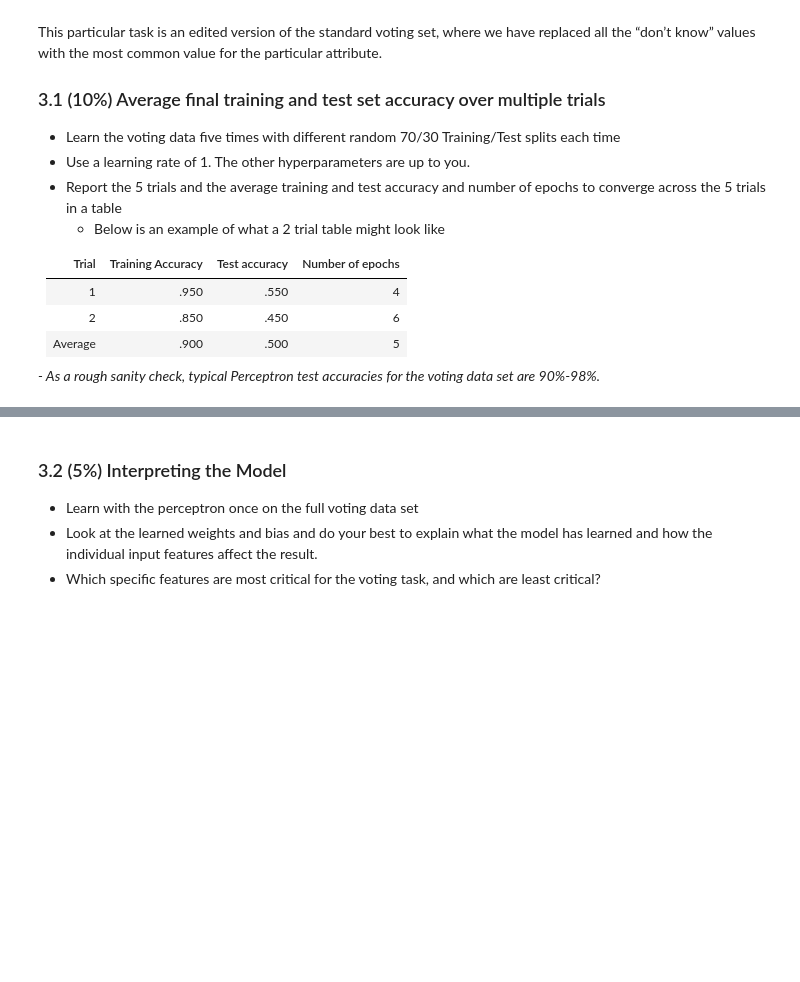
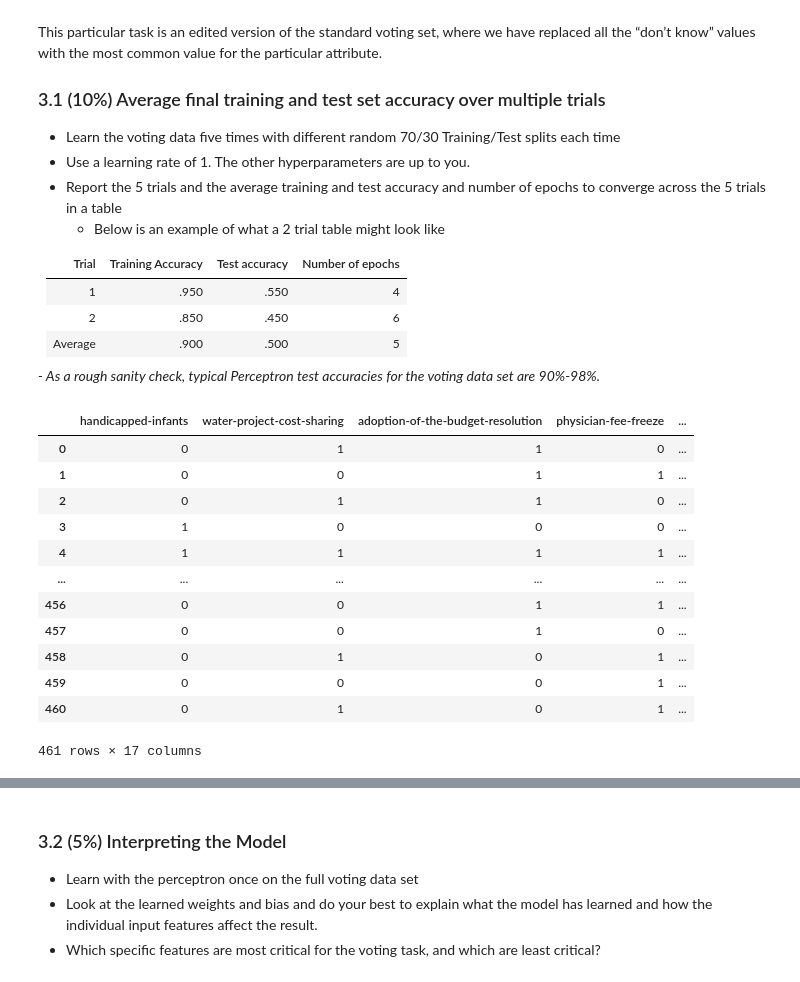
Before and after one commit to mheilner/CS270, a Jupyter notebook: PerceptronLab/Perceptron Lab.ipynb, the cells around one changed output, grey strips where cells are left out. Saved outputs shown, nothing was run; the diff lists cells and outputs as text; code cells hidden in the pictures; blank space fills up the shorter version.

```diff
--- a/PerceptronLab/Perceptron Lab.ipynb
+++ b/PerceptronLab/Perceptron Lab.ipynb
@@ -286,0 +313,34 @@ This particular task is an edited version of the standard voting set, where we h
+# %%
+# Run the perceptron 5 times on the voting data set with different splits and record the results.
+# Hint: look up scikit-learn train_test_split
+# Create the table using the tool of your choice
+
+# Read the ARFF file
+Data_Set = arff.loadarff('voting-dataset.arff')
+# Show the modified dataset
+votedf = pd.DataFrame(Data_Set[0])
+# Define a mapping dictionary
+mapping = {b'n': 0, b'y': 1}
+# Loop through columns and apply the mapping
+for column in votedf.columns:
+    if votedf[column].dtype == 'object':  # Check if the column is of object type (bytes)
+        votedf[column] = votedf[column].apply(lambda x: mapping.get(x, x))
+# Map 'Class' column to 0 and 1 (if necessary)
+class_mapping = {b'democrat': 0, b'republican': 1}
+votedf['Class'] = votedf['Class'].map(class_mapping)
+
+votedf
+# %% [output]
+|  | handicapped-infants | water-project-cost-sharing | adoption-of-the-budget-resolution | physician-fee-freeze | ... |
+| 0 | 0 | 1 | 1 | 0 | ... |
+| 1 | 0 | 0 | 1 | 1 | ... |
+| 2 | 0 | 1 | 1 | 0 | ... |
+| 3 | 1 | 0 | 0 | 0 | ... |
+| 4 | 1 | 1 | 1 | 1 | ... |
+| ... | ... | ... | ... | ... | ... |
+| 456 | 0 | 0 | 1 | 1 | ... |
+| 457 | 0 | 0 | 1 | 0 | ... |
+| 458 | 0 | 1 | 0 | 1 | ... |
+| 459 | 0 | 0 | 0 | 1 | ... |
+| 460 | 0 | 1 | 0 | 1 | ... |
+461 rows × 17 columns
```
Also changed, not shown: parts of 29 cells of this notebook, 4 other files.
